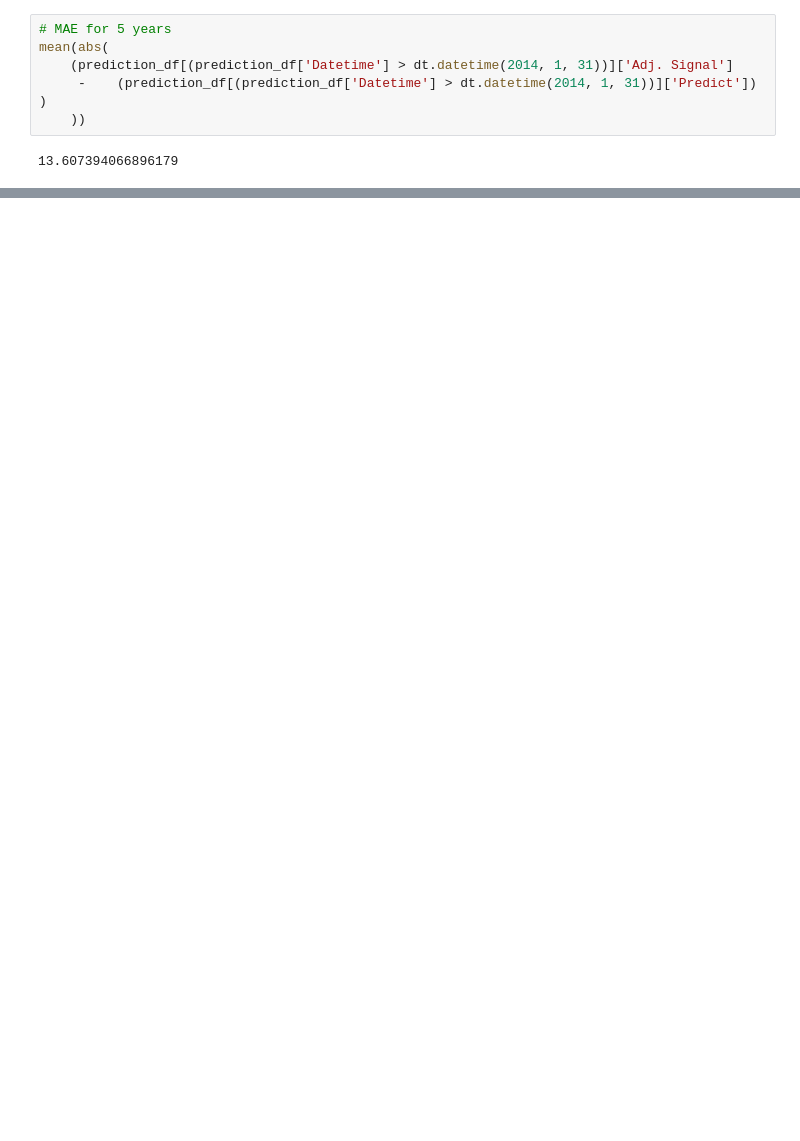
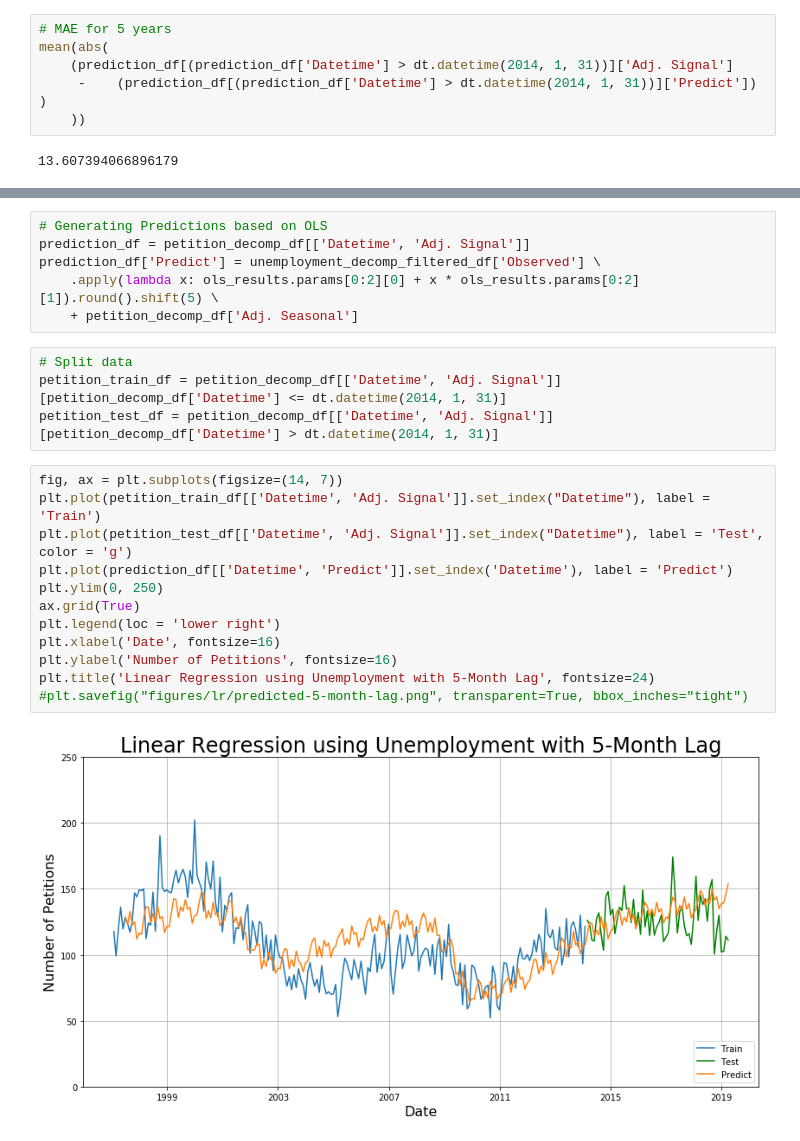
Before and after one commit to harrisonized/Predicting_Rent_Petitions_in_SF, a Jupyter notebook: lr-with-unemployment.ipynb, the cells around one changed output, grey strips where cells are left out. Saved outputs shown, nothing was run; the diff lists cells and outputs as text; blank space fills up the shorter version.

```diff
--- a/lr-with-unemployment.ipynb
+++ b/lr-with-unemployment.ipynb
@@ -382,0 +433,24 @@ mean(abs(
+# %%
+# Generating Predictions based on OLS
+prediction_df = petition_decomp_df[['Datetime', 'Adj. Signal']]
+prediction_df['Predict'] = unemployment_decomp_filtered_df['Observed'] \
+    .apply(lambda x: ols_results.params[0:2][0] + x * ols_results.params[0:2][1]).round().shift(5) \
+    + petition_decomp_df['Adj. Seasonal']
+# %%
+# Split data
+petition_train_df = petition_decomp_df[['Datetime', 'Adj. Signal']][petition_decomp_df['Datetime'] <= dt.datetime(2014, 1, 31)]
+petition_test_df = petition_decomp_df[['Datetime', 'Adj. Signal']][petition_decomp_df['Datetime'] > dt.datetime(2014, 1, 31)]
+# %%
+fig, ax = plt.subplots(figsize=(14, 7))
+plt.plot(petition_train_df[['Datetime', 'Adj. Signal']].set_index("Datetime"), label = 'Train')
+plt.plot(petition_test_df[['Datetime', 'Adj. Signal']].set_index("Datetime"), label = 'Test', color = 'g')
+plt.plot(prediction_df[['Datetime', 'Predict']].set_index('Datetime'), label = 'Predict')
+plt.ylim(0, 250)
+ax.grid(True)
+plt.legend(loc = 'lower right')
+plt.xlabel('Date', fontsize=16)
+plt.ylabel('Number of Petitions', fontsize=16)
+plt.title('Linear Regression using Unemployment with 5-Month Lag', fontsize=24)
+#plt.savefig("figures/lr/predicted-5-month-lag.png", transparent=True, bbox_inches="tight")
+# %% [output]
+[figure, added]
```
Also changed, not shown: parts of 33 cells of this notebook, 12 other files.
